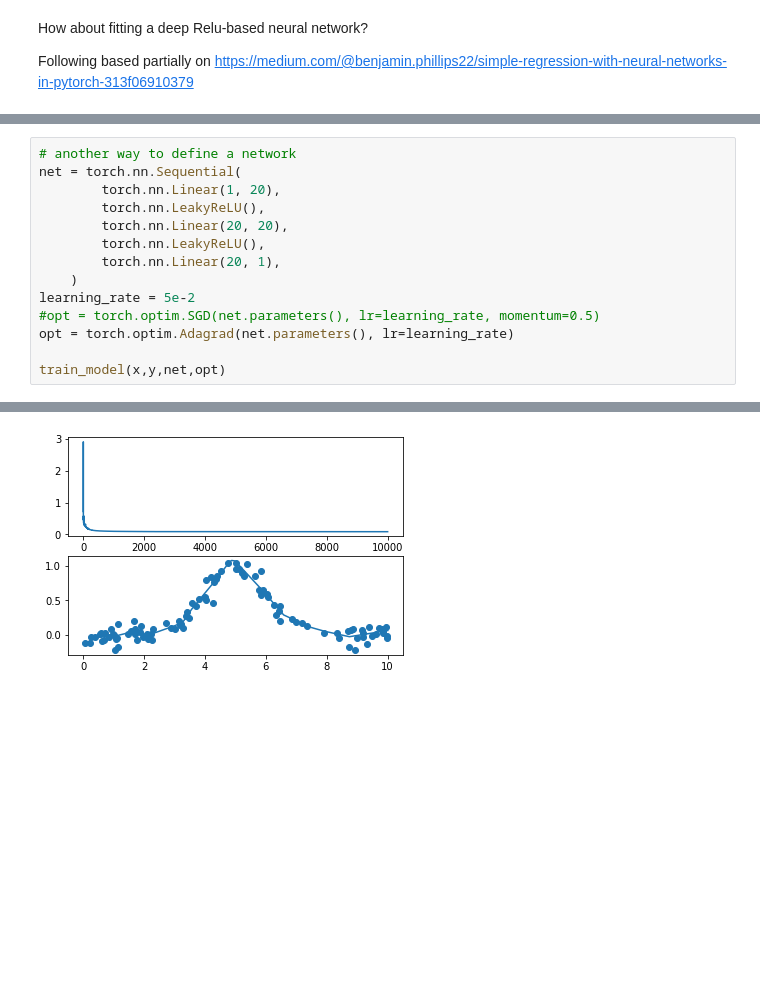
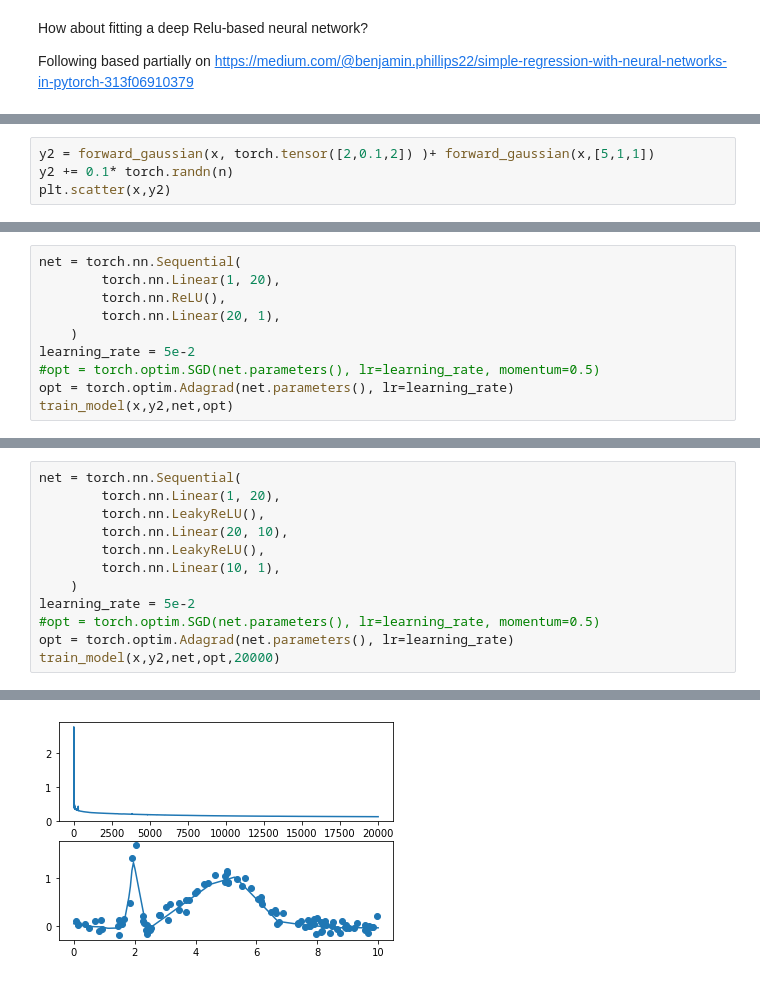
Before and after one commit to rhiju/rna_lores2, a Jupyter notebook: 0_Simple_1D_fit.ipynb, the cells around one changed output, grey strips where cells are left out. Drawn from its saved outputs; the diff is of its cells as text; blank space fills up the shorter version.

Commit message:
Fit to double gaussian -- advantage of deep NN -- Created using Colaboratory

```diff
--- a/0_Simple_1D_fit.ipynb
+++ b/0_Simple_1D_fit.ipynb
@@ -333,0 +333,4 @@ loss = 0.08773814141750336
+# %%
+y2 = forward_gaussian(x, torch.tensor([2,0.1,2]) )+ forward_gaussian(x,[5,1,1])
+y2 += 0.1* torch.randn(n)
+plt.scatter(x,y2)
@@ -333,0 +340,10 @@ loss = 0.08773814141750336
+# %%
+net = torch.nn.Sequential(
+        torch.nn.Linear(1, 20),
+        torch.nn.ReLU(),
+        torch.nn.Linear(20, 1),
+    )
+learning_rate = 5e-2
+#opt = torch.optim.SGD(net.parameters(), lr=learning_rate, momentum=0.5)
+opt = torch.optim.Adagrad(net.parameters(), lr=learning_rate)
+train_model(x,y2,net,opt)
@@ -334,16 +369,14 @@ loss = 0.08773814141750336
 # %%
-# another way to define a network
 net = torch.nn.Sequential(
         torch.nn.Linear(1, 20),
         torch.nn.LeakyReLU(),
-        torch.nn.Linear(20, 20),
+        torch.nn.Linear(20, 10),
         torch.nn.LeakyReLU(),
-        torch.nn.Linear(20, 1),
+        torch.nn.Linear(10, 1),
     )
 learning_rate = 5e-2
 #opt = torch.optim.SGD(net.parameters(), lr=learning_rate, momentum=0.5)
 opt = torch.optim.Adagrad(net.parameters(), lr=learning_rate)
-
-train_model(x,y,net,opt)
+train_model(x,y2,net,opt,20000)
 # %% [output]
 Iteration 0
@@ -365,2 +398,2 @@ loss = 0.08470610529184341
 <generator object Module.parameters at 0x...>
-[figure, old version]
+[figure, new version]
```
Also changed, not shown: parts of 12 cells of this notebook.
